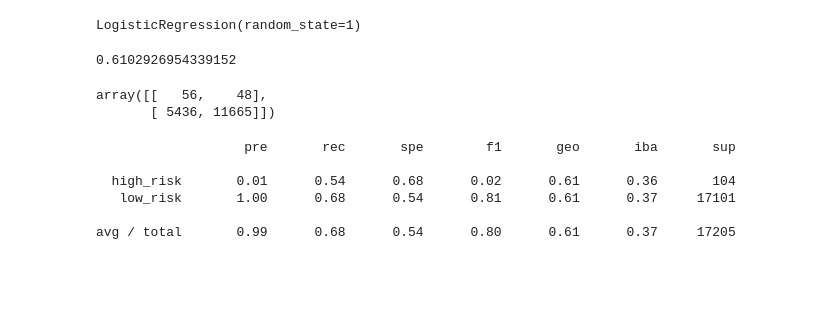
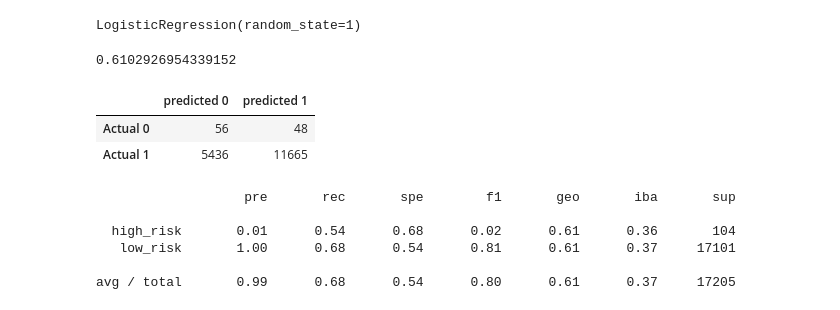
Before and after one commit to yycheung/Credit_Risk_Analysis, a Jupyter notebook: credit_risk_resampling.ipynb, the cells around one changed output. Drawn from its saved outputs; the diff is of its cells as text; code cells hidden in the pictures; blank space fills up the shorter version.

Commit message:
Use Resampling Models to Predict Credit Risk

```diff
--- a/credit_risk_resampling.ipynb
+++ b/credit_risk_resampling.ipynb
@@ -180,12 +179,16 @@ from sklearn.metrics import balanced_accuracy_score
 balanced_accuracy_score(y_test, y_pred)
 # %% [output]
 0.6102926954339152
-# %%
-# Display the confusion matrix
-confusion_matrix(y_test, y_pred)
-# %% [output]
-array([[   56,    48],
-       [ 5436, 11665]])
+# %%
+# Display the confusion matrix
+from sklearn.metrics import confusion_matrix
+cm=confusion_matrix(y_test, y_pred)
+cm_df=pd.DataFrame(cm, index=["Actual 0", "Actual 1"],columns=["predicted 0","predicted 1"])
+cm_df
+# %% [output]
+|  | predicted 0 | predicted 1 |
+| Actual 0 | 56 | 48 |
+| Actual 1 | 5436 | 11665 |
 # %%
 # Print the imbalanced classification report
 
```
Also changed, not shown: parts of 14 cells of this notebook.
